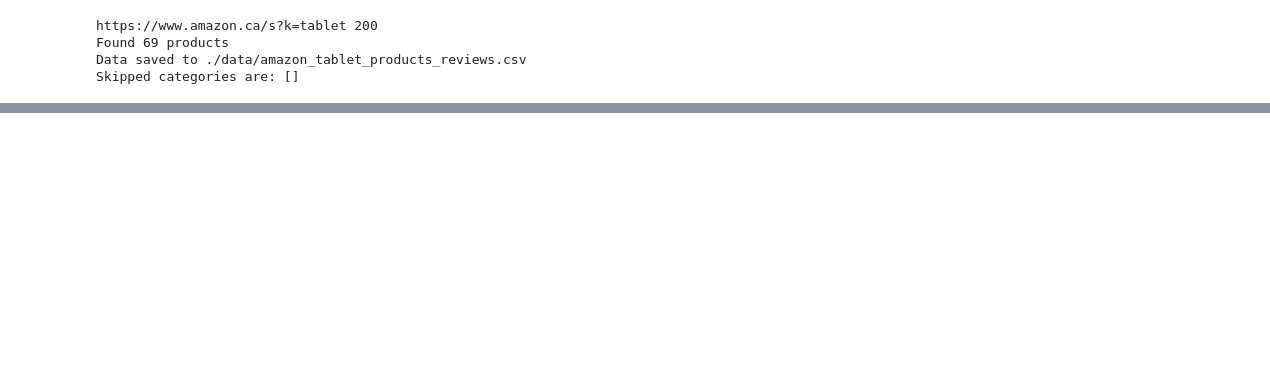
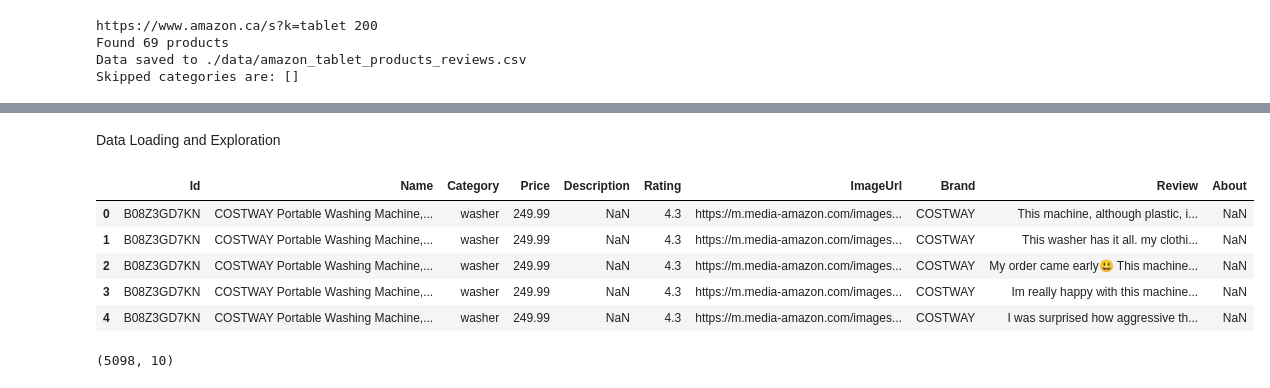
Before and after one commit to akinolu52/amazon-electronic-items, a Jupyter notebook: scrapper.ipynb, the cells around one changed output, grey strips where cells are left out. Cells and saved outputs as stored; diff of their text form; code cells hidden in the pictures; blank space fills up the shorter version.

```diff
--- a/scrapper.ipynb
+++ b/scrapper.ipynb
@@ -316,0 +475,2 @@ Skipped categories are: []
+# %% [markdown]
+Data Loading and Exploration
@@ -316,0 +479,13 @@ Skipped categories are: []
+# %%
+df.head()
+# %% [output]
+|  | Id | Name | Category | Price | Description | Rating | ImageUrl | Brand | Review | About |
+| 0 | B08Z3GD7KN | COSTWAY Portable Washing Machine,... | washer | 249.99 | NaN | 4.3 | https://m.media-amazon.com/images... | COSTWAY | This machine, although plastic, i... | NaN |
+| 1 | B08Z3GD7KN | COSTWAY Portable Washing Machine,... | washer | 249.99 | NaN | 4.3 | https://m.media-amazon.com/images... | COSTWAY | This washer has it all. my clothi... | NaN |
+| 2 | B08Z3GD7KN | COSTWAY Portable Washing Machine,... | washer | 249.99 | NaN | 4.3 | https://m.media-amazon.com/images... | COSTWAY | My order came early😃 This machine... | NaN |
+| 3 | B08Z3GD7KN | COSTWAY Portable Washing Machine,... | washer | 249.99 | NaN | 4.3 | https://m.media-amazon.com/images... | COSTWAY | Im really happy with this machine... | NaN |
+| 4 | B08Z3GD7KN | COSTWAY Portable Washing Machine,... | washer | 249.99 | NaN | 4.3 | https://m.media-amazon.com/images... | COSTWAY | I was surprised how aggressive th... | NaN |
+# %%
+df.shape
+# %% [output]
+(5098, 10)
```
Also changed, not shown: parts of 28 cells of this notebook, 1 other file.
